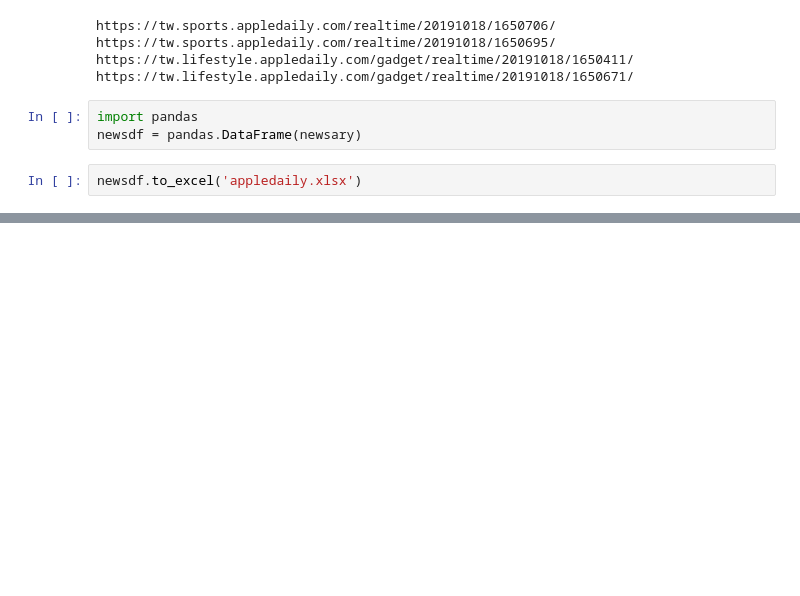
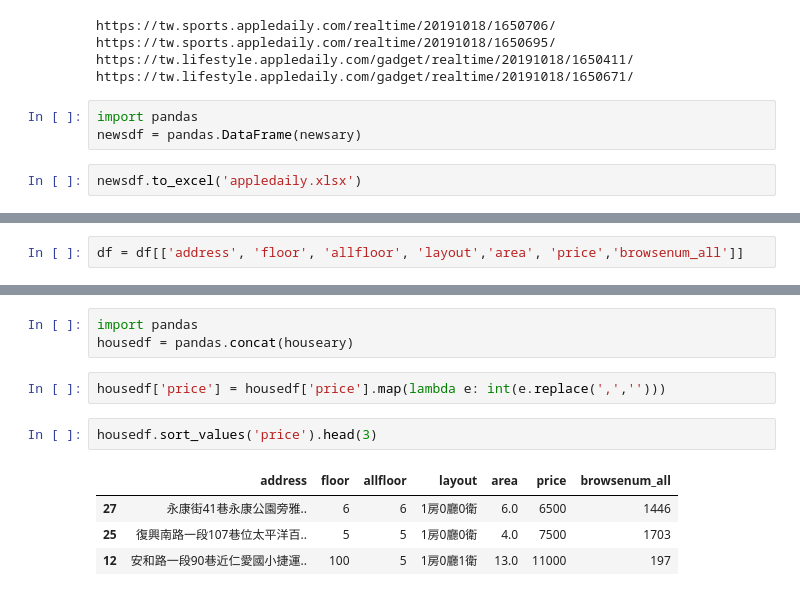
Before and after one commit to ywchiu/cathaytm, a Jupyter notebook: Demo20191018.ipynb, the cells around one changed output, grey strips where cells are left out. Cells and saved outputs as stored; diff of their text form; blank space fills up the shorter version.

```diff
--- a/Demo20191018.ipynb
+++ b/Demo20191018.ipynb
@@ -478,0 +505,2 @@ newsdf.to_excel('appledaily.xlsx')
+# %%
+df = df[['address', 'floor', 'allfloor', 'layout','area', 'price','browsenum_all']]
@@ -478,0 +523,12 @@ newsdf.to_excel('appledaily.xlsx')
+# %%
+import pandas
+housedf = pandas.concat(houseary)
+# %%
+housedf['price'] = housedf['price'].map(lambda e: int(e.replace(',','')))
+# %%
+housedf.sort_values('price').head(3)
+# %% [output]
+|  | address | floor | allfloor | layout | area | price | browsenum_all |
+| 27 | 永康街41巷永康公園旁雅.. | 6 | 6 | 1房0廳0衛 | 6.0 | 6500 | 1446 |
+| 25 | 復興南路一段107巷位太平洋百.. | 5 | 5 | 1房0廳0衛 | 4.0 | 7500 | 1703 |
+| 12 | 安和路一段90巷近仁愛國小捷運.. | 100 | 5 | 1房0廳1衛 | 13.0 | 11000 | 197 |
```
Also changed, not shown: parts of 10 cells of this notebook.
